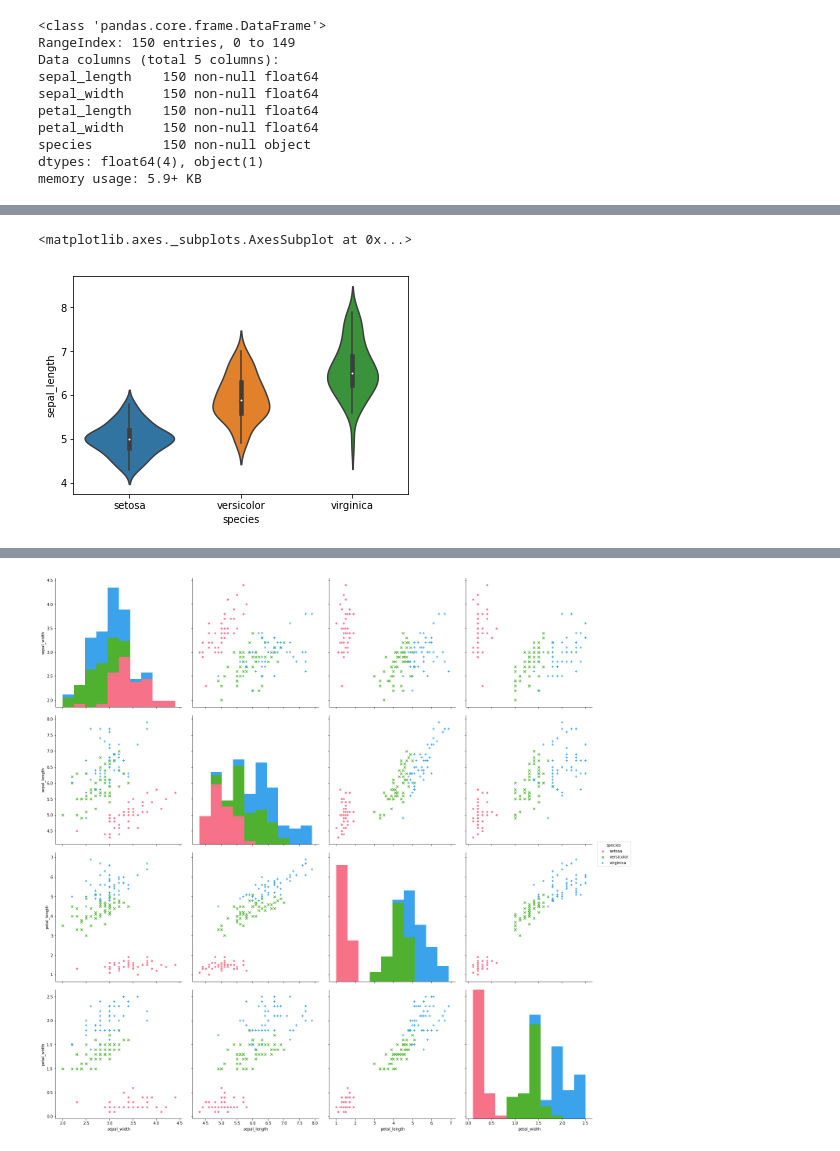
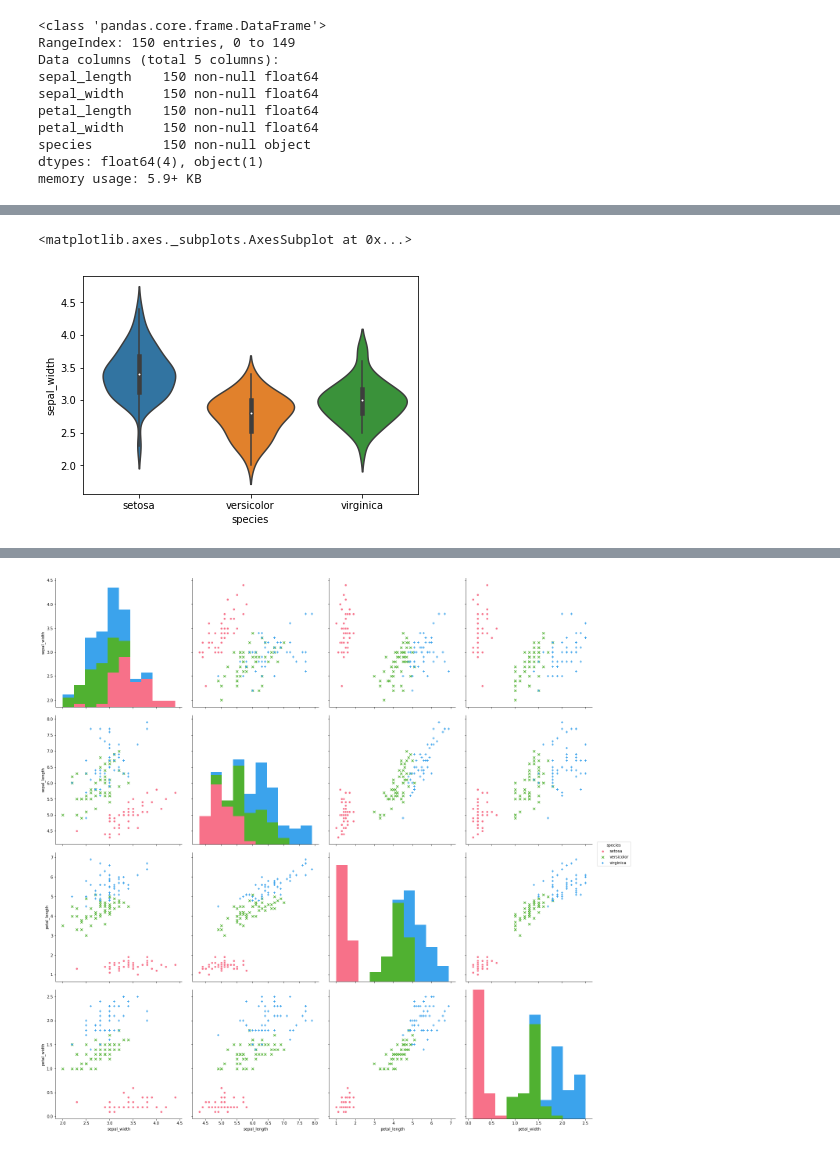
Before and after one commit to smcguire56/emtech-assignment, a Jupyter notebook: iris-dataset.ipynb, the cells around one changed output, grey strips where cells are left out. Drawn from its saved outputs; the diff is of its cells as text; code cells hidden in the pictures.

```diff
--- a/iris-dataset.ipynb
+++ b/iris-dataset.ipynb
@@ -101,5 +133,5 @@ Name: species, dtype: int64
 # %%
-sns.violinplot(x='species',y='sepal_length',data=df)
+sns.violinplot(data=df, x="species", y="sepal_width")
 # %% [output]
 <matplotlib.axes._subplots.AxesSubplot at 0x...>
-[figure, old version]
+[figure, new version]
```
Also changed, not shown: parts of 19 cells of this notebook, 2 other files.
